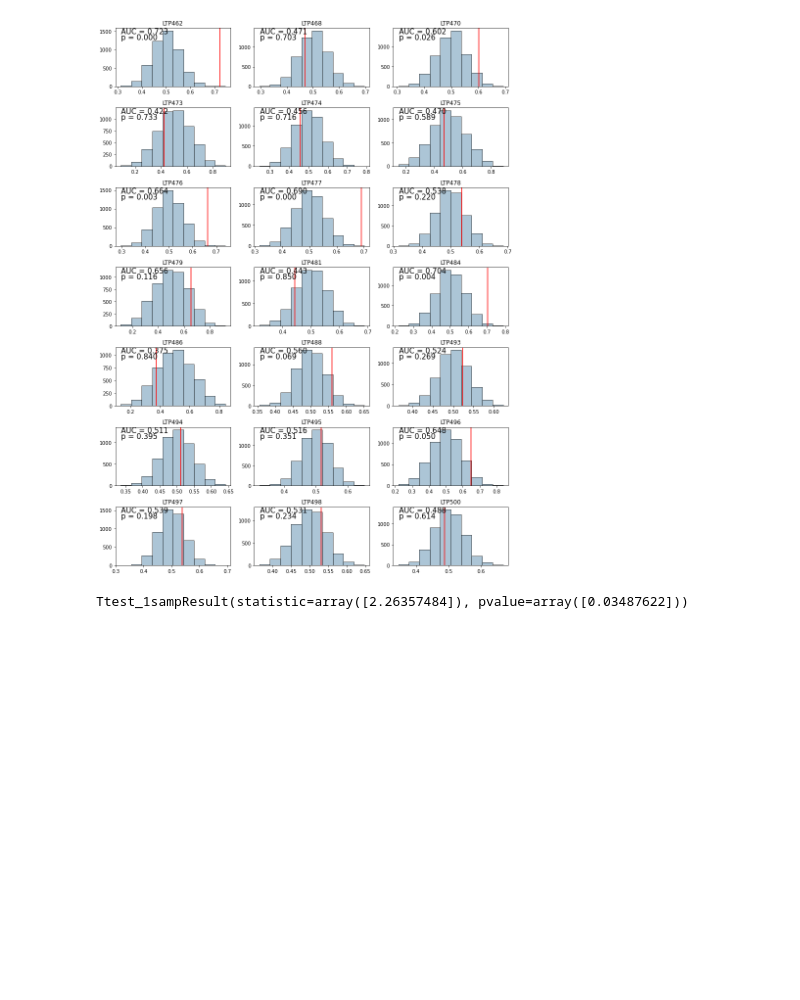
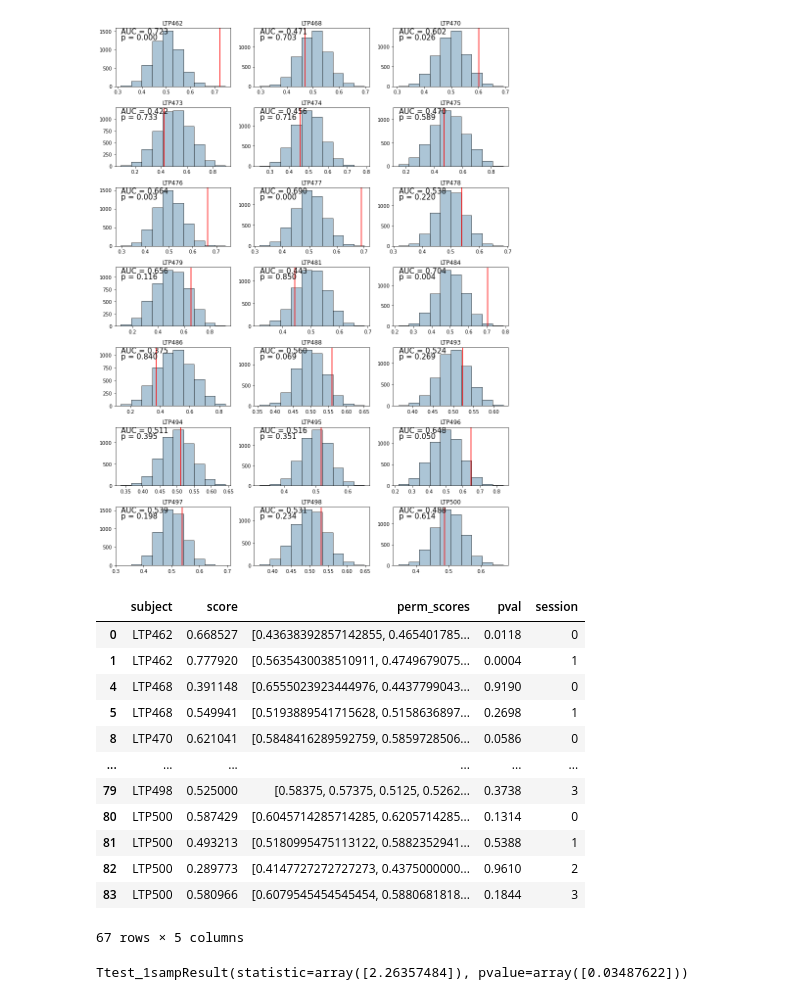
Before and after one commit to pennmem/optimizing-memory, a Jupyter notebook: optimize-memory-main.ipynb, the cells around one changed output. Cells and saved outputs as stored; diff of their text form; code cells hidden in the pictures; blank space fills up the shorter version.

```diff
--- a/optimize-memory-main.ipynb
+++ b/optimize-memory-main.ipynb
@@ -238,6 +312,22 @@ df_session_results.to_pickle("CL_session_classification_results.pkl")
 df_session_results
 # %%
 df_session_results = pd.read_pickle("CL_session_classification_results.pkl")
+# %%
+df_session_results
+# %% [output]
+|  | subject | score | perm_scores | pval | session |
+| 0 | LTP462 | 0.668527 | [0.43638392857142855, 0.465401785... | 0.0118 | 0 |
+| 1 | LTP462 | 0.777920 | [0.5635430038510911, 0.4749679075... | 0.0004 | 1 |
+| 4 | LTP468 | 0.391148 | [0.6555023923444976, 0.4437799043... | 0.9190 | 0 |
+| 5 | LTP468 | 0.549941 | [0.5193889541715628, 0.5158636897... | 0.2698 | 1 |
+| 8 | LTP470 | 0.621041 | [0.5848416289592759, 0.5859728506... | 0.0586 | 0 |
+| ... | ... | ... | ... | ... | ... |
+| 79 | LTP498 | 0.525000 | [0.58375, 0.57375, 0.5125, 0.5262... | 0.3738 | 3 |
+| 80 | LTP500 | 0.587429 | [0.6045714285714285, 0.6205714285... | 0.1314 | 0 |
+| 81 | LTP500 | 0.493213 | [0.5180995475113122, 0.5882352941... | 0.5388 | 1 |
+| 82 | LTP500 | 0.289773 | [0.4147727272727273, 0.4375000000... | 0.9610 | 2 |
+| 83 | LTP500 | 0.580966 | [0.6079545454545454, 0.5880681818... | 0.1844 | 3 |
+67 rows × 5 columns
 # %%
 scp.stats.ttest_1samp(df_session_results.groupby("subject").agg({"score":"mean"}), 0.5)
 # %% [output]
```
Also changed, not shown: parts of 17 cells of this notebook, 12 other files.
